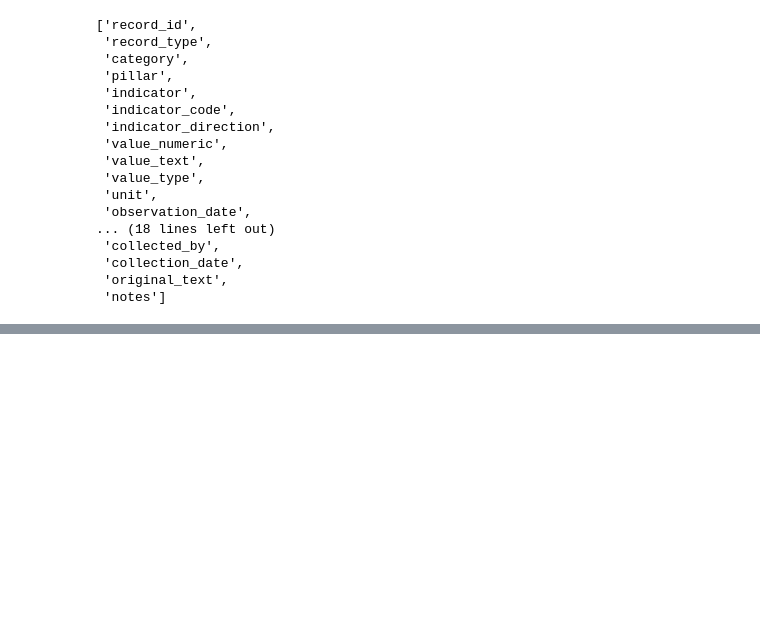
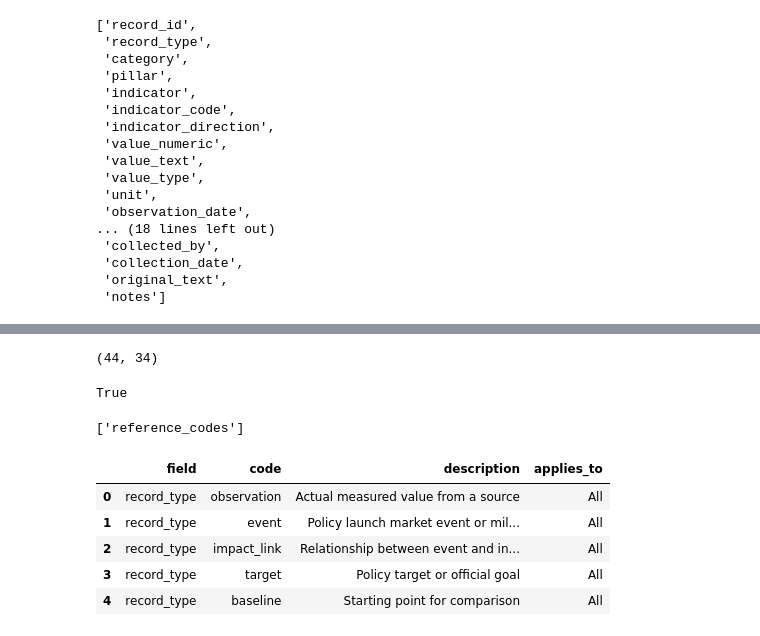
Before and after one commit to Dana-21-21/ethiopia-fi-forecast, a Jupyter notebook: notebooks/01_task1_data_exploration.ipynb, the cells around one changed output, grey strips where cells are left out. Cells and saved outputs as stored; diff of their text form; code cells hidden in the pictures; blank space fills up the shorter version.

Commit message:
Complete Task 2 exploratory data analysis

```diff
--- a/notebooks/01_task1_data_exploration.ipynb
+++ b/notebooks/01_task1_data_exploration.ipynb
@@ -506,0 +569,4 @@ df.columns.tolist()
+# %%
+df_enriched.shape
+# %% [output]
+(44, 34)
@@ -506,0 +587,28 @@ df.columns.tolist()
+# %%
+import os
+
+os.path.exists(output_path)
+# %% [output]
+True
+# %%
+reference_path = "../data/raw/reference_codes.xlsx"
+
+reference_file = pd.ExcelFile(reference_path)
+
+reference_file.sheet_names
+# %% [output]
+['reference_codes']
+# %%
+reference_df = pd.read_excel(
+    reference_path,
+    sheet_name="reference_codes"
+)
+
+reference_df.head()
+# %% [output]
+|  | field | code | description | applies_to |
+| 0 | record_type | observation | Actual measured value from a source | All |
+| 1 | record_type | event | Policy launch market event or mil... | All |
+| 2 | record_type | impact_link | Relationship between event and in... | All |
+| 3 | record_type | target | Policy target or official goal | All |
+| 4 | record_type | baseline | Starting point for comparison | All |
```
Also changed, not shown: parts of 8 cells of this notebook, 3 other files.
